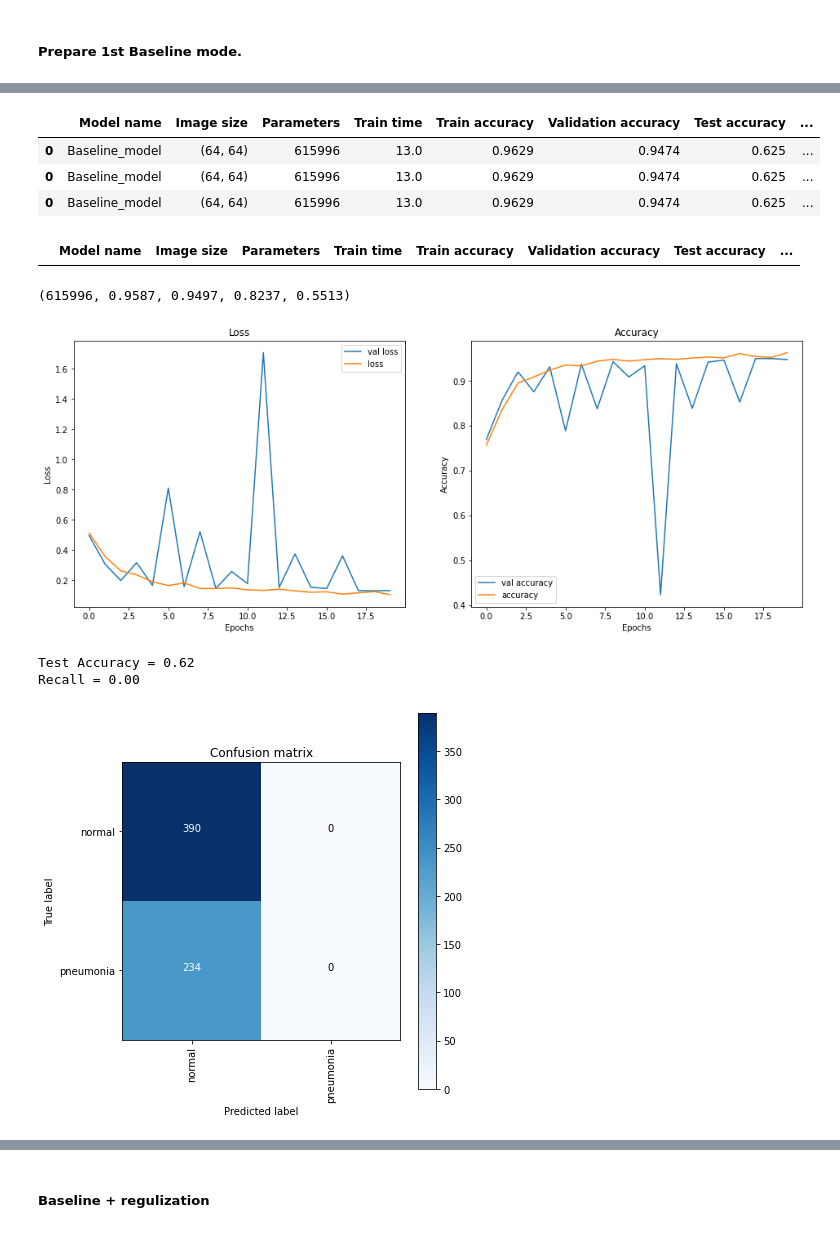
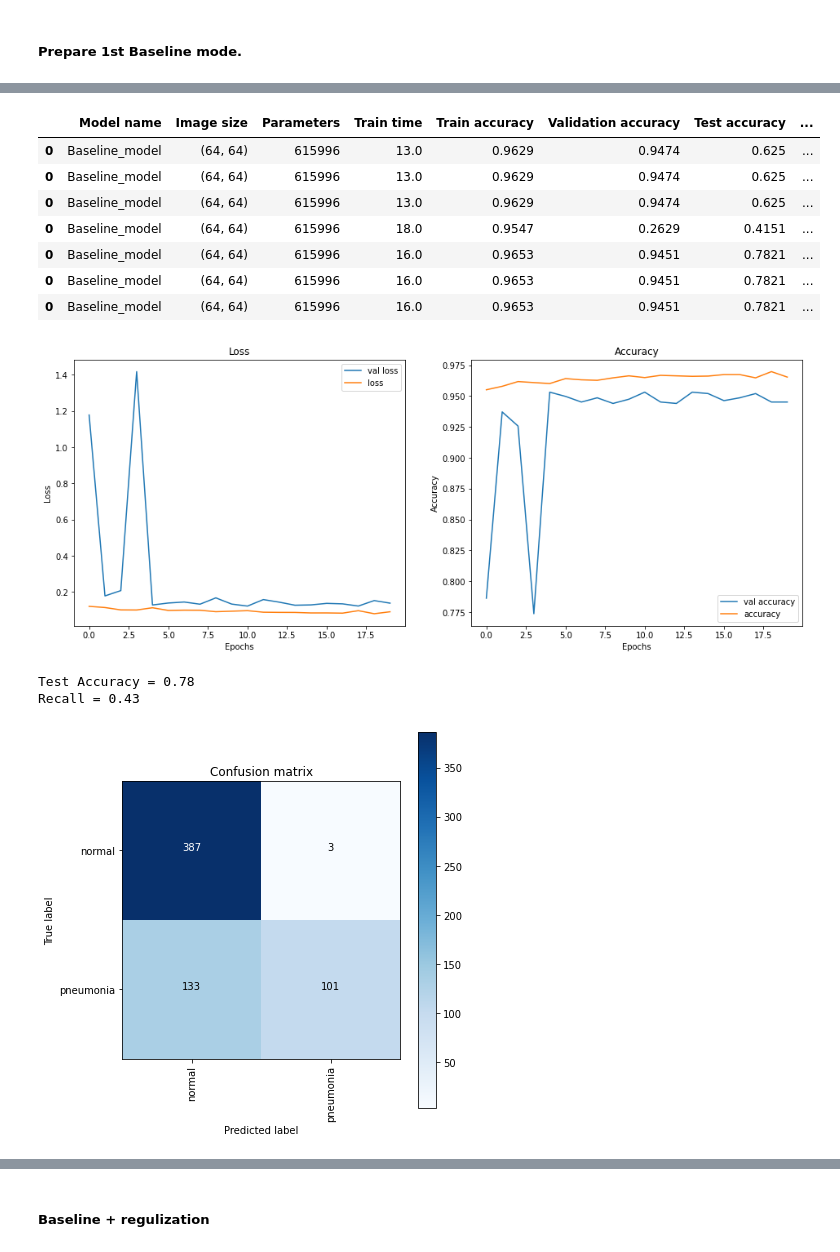
Before and after one commit to 314ka4y/Image_classification, a Jupyter notebook: Project_classification.ipynb, the cells around one changed output, grey strips where cells are left out. Drawn from its saved outputs; the diff is of its cells as text; code cells hidden in the pictures.

```diff
--- a/Project_classification.ipynb
+++ b/Project_classification.ipynb
@@ -388,7 +386,7 @@ def plot_confusion_matrix(cm, classes,
     plt.xlabel('Predicted label')
     plt.show()
 # %%
-def plot_results(results, model, test_images, threshold = 0.5, test_y =None):
+def plot_results(results, model, test_images,  test_y =None, threshold = 0.5,):
     visualize_training_results(results)
     predictions = model.predict(test_images)
     predictions = [1 if x > threshold else 0 for x in predictions]
@@ -531,18 +524,0 @@ RuntimeError: You must compile your model before training/testing. Use `model.co
-# %%
-results_test = model.evaluate(test_img, test_y)[1]
-results_test
-
-def make_results(model_selection, image_size, train_time,model_name, results, model, test_images, test_y, threshold = 0.5):
-    predictions = model.predict(test_images)
-    predictions = [1 if x > threshold else 0 for x in predictions]
-    test_accuracy = round(accuracy_score(test_y, predictions),4)
-    test_recall = round(recall_score(test_y, predictions),4)
-    train_accuracy = round(results.history["accuracy"][-1],4)
-    val_accuracy = round(results.history["val_accuracy"][-1],4)
-    train_epoch = len(results.epoch)
-    N_of_params = int(np.sum([np.prod(v.get_shape().as_list()) for v in model.trainable_variables]) + np.sum([np.prod(v.get_shape().as_list()) for v in model.non_trainable_variables]))
-    line = pd.DataFrame(np.array([[model_name, image_size, N_of_params,
-                               train_time, train_accuracy, val_accuracy,
-                               test_accuracy, test_recall]]), columns = result_columns)
-    model_selection = pd.concat([model_selection,line], axis = 0)
-    return model_selection
@@ -551,26 +525,17 @@ def make_results(model_selection, image_size, train_time,model_name, results, mo
 # %%
 results_df = make_results(results_df,image_size,train_time,model_name,history_base, model, test_img, test_y)
+display(results_df)
+plot_results(history_base, model, test_img,  test_y,)
+# %% [output]
+|  | Model name | Image size | Parameters | Train time | Train accuracy | Validation accuracy | Test accuracy | ... |
+| 0 | Baseline_model | (64, 64) | 615996 | 13.0 | 0.9629 | 0.9474 | 0.625 | ... |
+| 0 | Baseline_model | (64, 64) | 615996 | 13.0 | 0.9629 | 0.9474 | 0.625 | ... |
+| 0 | Baseline_model | (64, 64) | 615996 | 13.0 | 0.9629 | 0.9474 | 0.625 | ... |
+| 0 | Baseline_model | (64, 64) | 615996 | 18.0 | 0.9547 | 0.2629 | 0.4151 | ... |
+| 0 | Baseline_model | (64, 64) | 615996 | 16.0 | 0.9653 | 0.9451 | 0.7821 | ... |
+| 0 | Baseline_model | (64, 64) | 615996 | 16.0 | 0.9653 | 0.9451 | 0.7821 | ... |
+| 0 | Baseline_model | (64, 64) | 615996 | 16.0 | 0.9653 | 0.9451 | 0.7821 | ... |
+[figure, added]
+Test Accuracy = 0.78
+Recall = 0.43
+[figure, added]
-# %%
-results_df
-# %% [output]
-|  | Model name | Image size | Parameters | Train time | Train accuracy | Validation accuracy | Test accuracy | ... |
-| 0 | Baseline_model | (64, 64) | 615996 | 13.0 | 0.9629 | 0.9474 | 0.625 | ... |
-| 0 | Baseline_model | (64, 64) | 615996 | 13.0 | 0.9629 | 0.9474 | 0.625 | ... |
-| 0 | Baseline_model | (64, 64) | 615996 | 13.0 | 0.9629 | 0.9474 | 0.625 | ... |
-# %%
-df
-# %% [output]
-|  | Model name | Image size | Parameters | Train time | Train accuracy | Validation accuracy | Test accuracy | ... |
-# %%
-make_results(history_base, model, test_img, test_y)
-
-    finall_model_selection = pd.concat([finall_model_selection,line], axis = 0)
-# %% [output]
-(615996, 0.9587, 0.9497, 0.8237, 0.5513)
-# %%
-plot_results(history_base, model, test_img, 0.5, test_y)
-# %% [output]
-[figure, removed]
-Test Accuracy = 0.62
-Recall = 0.00
-[figure, removed]
```
Also changed, not shown: parts of 94 cells of this notebook.
